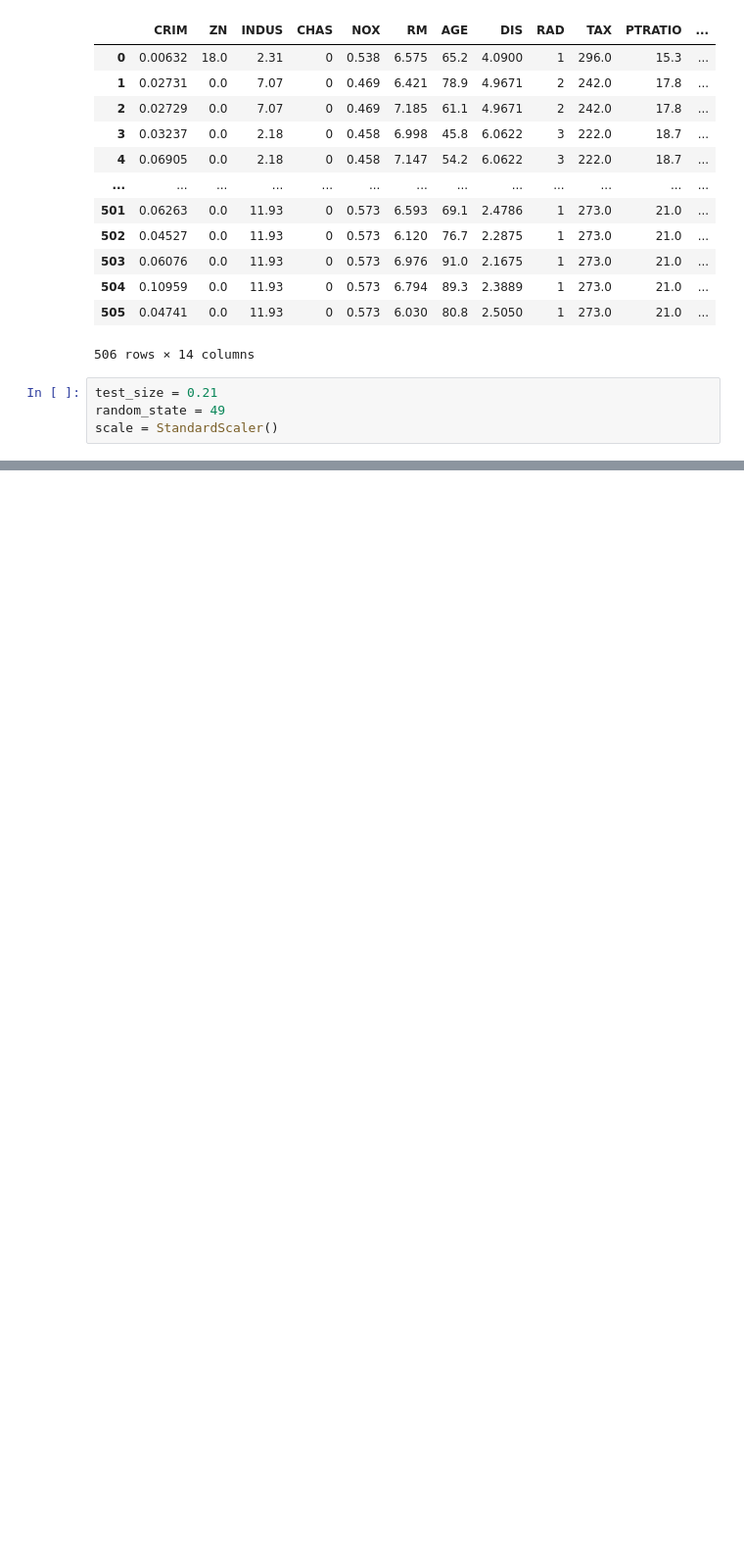
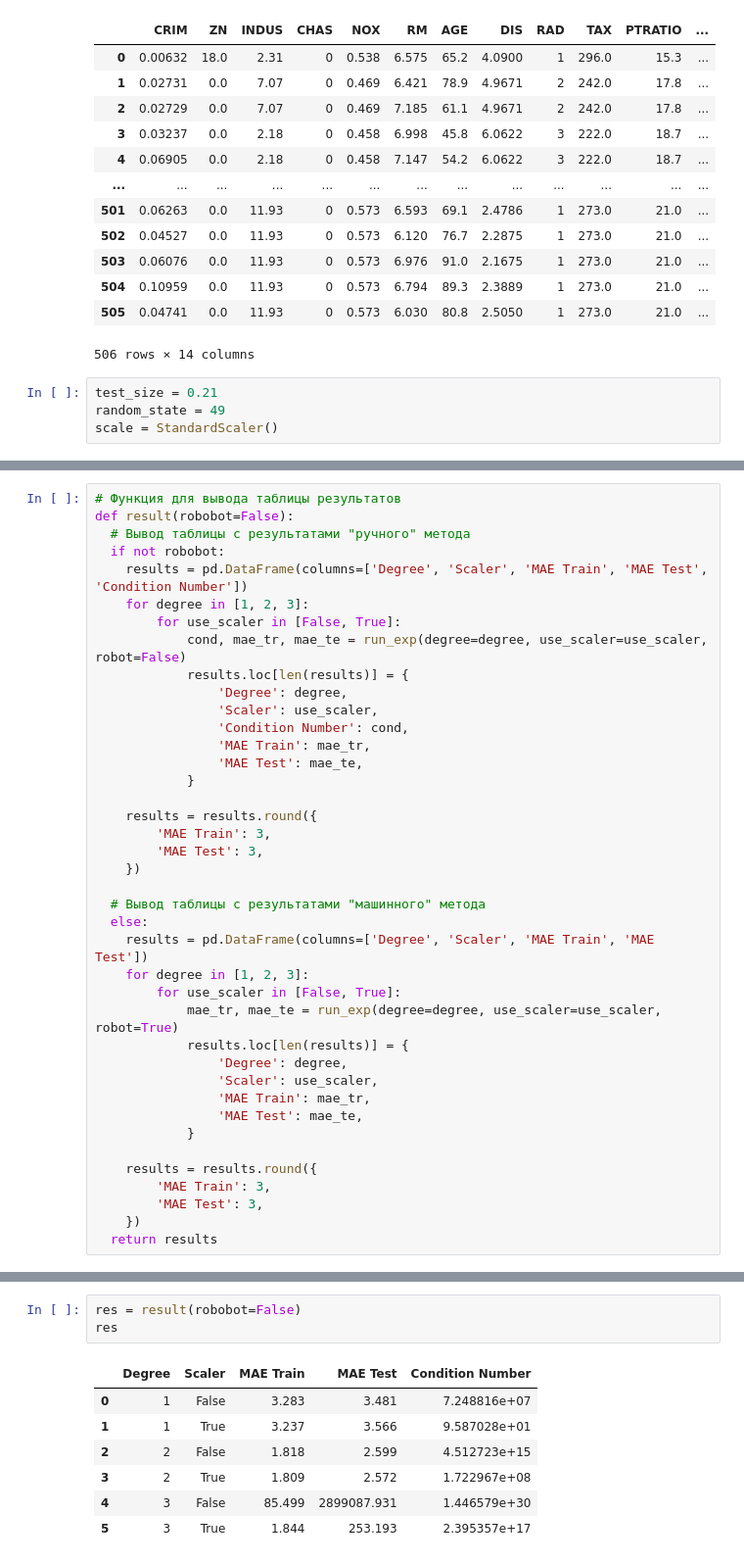
Before and after one commit to dododusi/Numerical-Analysis-Methods, a Jupyter notebook: lab_1/EI_FD_TK/NM_lab_1.ipynb, the cells around one changed output, grey strips where cells are left out. Shown at 98% size. Drawn from its saved outputs; the diff is of its cells as text; blank space fills up the shorter version.

```diff
--- a/lab_1/EI_FD_TK/NM_lab_1.ipynb
+++ b/lab_1/EI_FD_TK/NM_lab_1.ipynb
@@ -190,0 +132,40 @@ table_by_robot
+# %%
+# Функция для вывода таблицы результатов
+def result(robobot=False):
+  # Вывод таблицы с результатами "ручного" метода
+  if not robobot:
+    results = pd.DataFrame(columns=['Degree', 'Scaler', 'MAE Train', 'MAE Test', 'Condition Number'])
+    for degree in [1, 2, 3]:
+        for use_scaler in [False, True]:
+            cond, mae_tr, mae_te = run_exp(degree=degree, use_scaler=use_scaler, robot=False)
+            results.loc[len(results)] = {
+                'Degree': degree,
+                'Scaler': use_scaler,
+                'Condition Number': cond,
+                'MAE Train': mae_tr,
+                'MAE Test': mae_te,
+            }
+
+    results = results.round({
+        'MAE Train': 3,
+        'MAE Test': 3,
+    })
+
+  # Вывод таблицы с результатами "машинного" метода
+  else:
+    results = pd.DataFrame(columns=['Degree', 'Scaler', 'MAE Train', 'MAE Test'])
+    for degree in [1, 2, 3]:
+        for use_scaler in [False, True]:
+            mae_tr, mae_te = run_exp(degree=degree, use_scaler=use_scaler, robot=True)
+            results.loc[len(results)] = {
+                'Degree': degree,
+                'Scaler': use_scaler,
+                'MAE Train': mae_tr,
+                'MAE Test': mae_te,
+            }
+
+    results = results.round({
+        'MAE Train': 3,
+        'MAE Test': 3,
+    })
+  return results
@@ -190,0 +177,11 @@ table_by_robot
+# %%
+res = result(robobot=False)
+res
+# %% [output]
+|  | Degree | Scaler | MAE Train | MAE Test | Condition Number |
+| 0 | 1 | False | 3.283 | 3.481 | 7.248816e+07 |
+| 1 | 1 | True | 3.237 | 3.566 | 9.587028e+01 |
+| 2 | 2 | False | 1.818 | 2.599 | 4.512723e+15 |
+| 3 | 2 | True | 1.809 | 2.572 | 1.722967e+08 |
+| 4 | 3 | False | 85.499 | 2899087.931 | 1.446579e+30 |
+| 5 | 3 | True | 1.844 | 253.193 | 2.395357e+17 |
```
Also changed, not shown: parts of 14 cells of this notebook, 1 other file.
